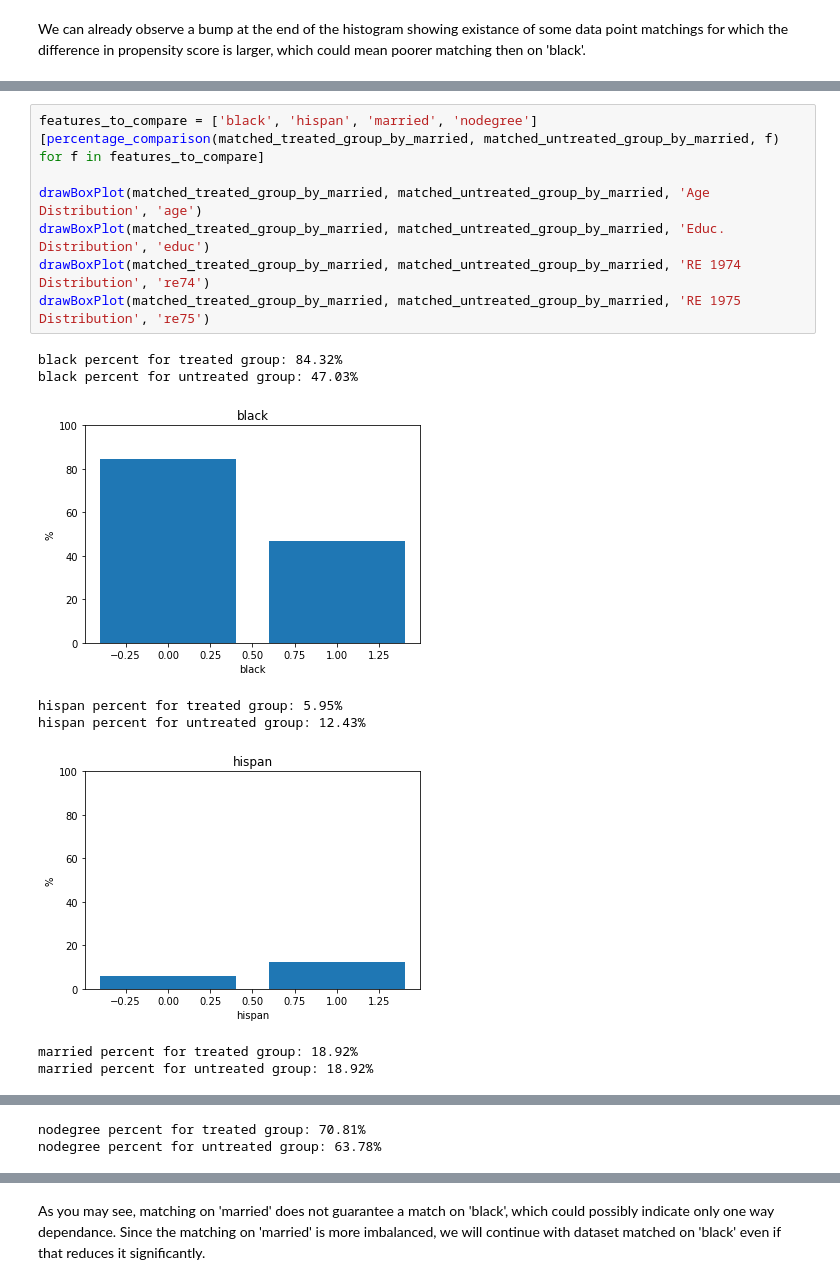
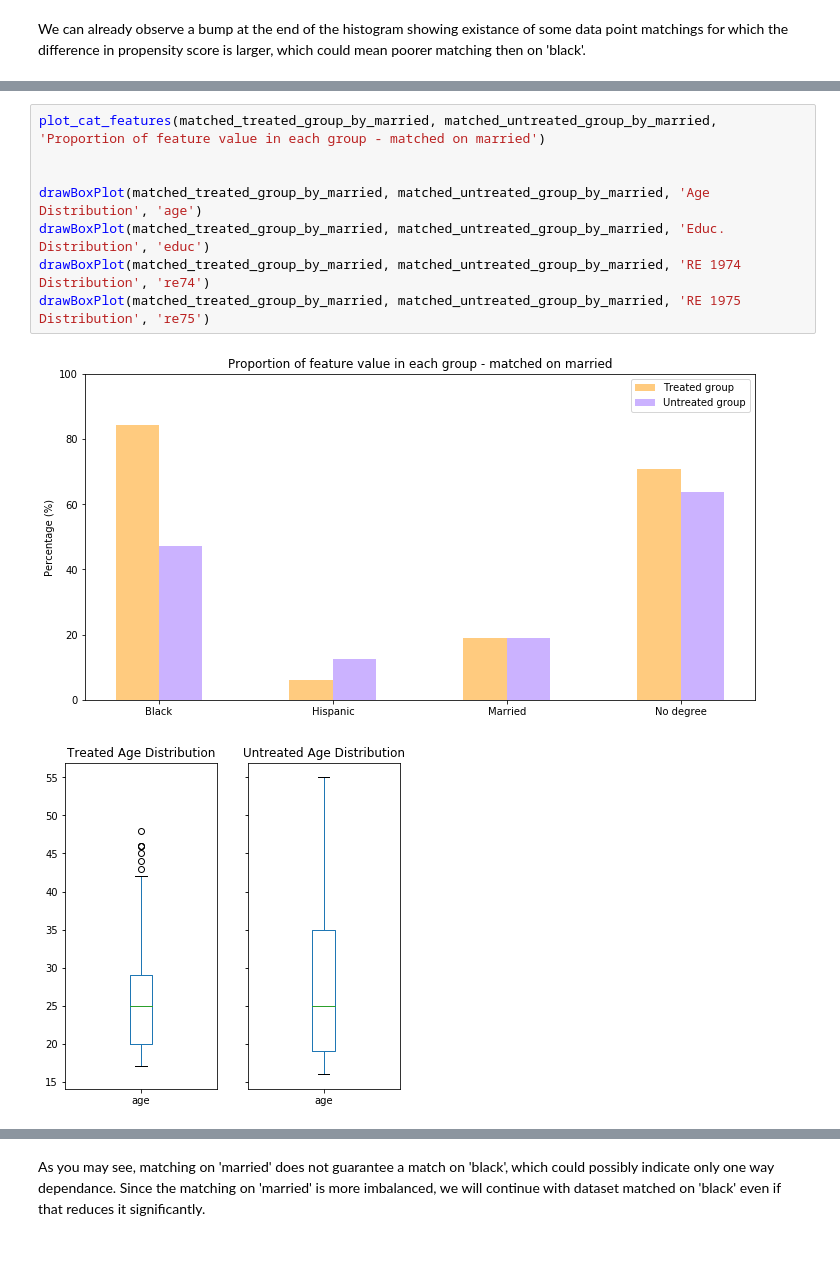
Before and after one commit to csbenz/ada, a Jupyter notebook: 04 - Applied ML/hw4.ipynb, the cells around one changed output, grey strips where cells are left out. Cells and saved outputs as stored; diff of their text form; blank space fills up the shorter version.

```diff
--- a/04 - Applied ML/hw4.ipynb
+++ b/04 - Applied ML/hw4.ipynb
@@ -596,17 +530,11 @@ draw_hists(matched_treated_group_by_married, matched_untreated_group_by_married,
 # %%
-features_to_compare = ['black', 'hispan', 'married', 'nodegree']
-[percentage_comparison(matched_treated_group_by_married, matched_untreated_group_by_married, f) for f in features_to_compare]
+plot_cat_features(matched_treated_group_by_married, matched_untreated_group_by_married, 'Proportion of feature value in each group - matched on married')
+
 
 drawBoxPlot(matched_treated_group_by_married, matched_untreated_group_by_married, 'Age Distribution', 'age')
 drawBoxPlot(matched_treated_group_by_married, matched_untreated_group_by_married, 'Educ. Distribution', 'educ')
 drawBoxPlot(matched_treated_group_by_married, matched_untreated_group_by_married, 'RE 1974 Distribution', 're74')
 drawBoxPlot(matched_treated_group_by_married, matched_untreated_group_by_married, 'RE 1975 Distribution', 're75')
 # %% [output]
-black percent for treated group: 84.32%
-black percent for untreated group: 47.03%
-[figure, old version]
+[figure, new version]
-hispan percent for treated group: 5.95%
-hispan percent for untreated group: 12.43%
-[figure, old version]
+[figure, new version]
-married percent for treated group: 18.92%
-married percent for untreated group: 18.92%
@@ -614,2 +541,0 @@ married percent for untreated group: 18.92%
-nodegree percent for treated group: 70.81%
-nodegree percent for untreated group: 63.78%
```
Also changed, not shown: parts of 23 cells of this notebook.
